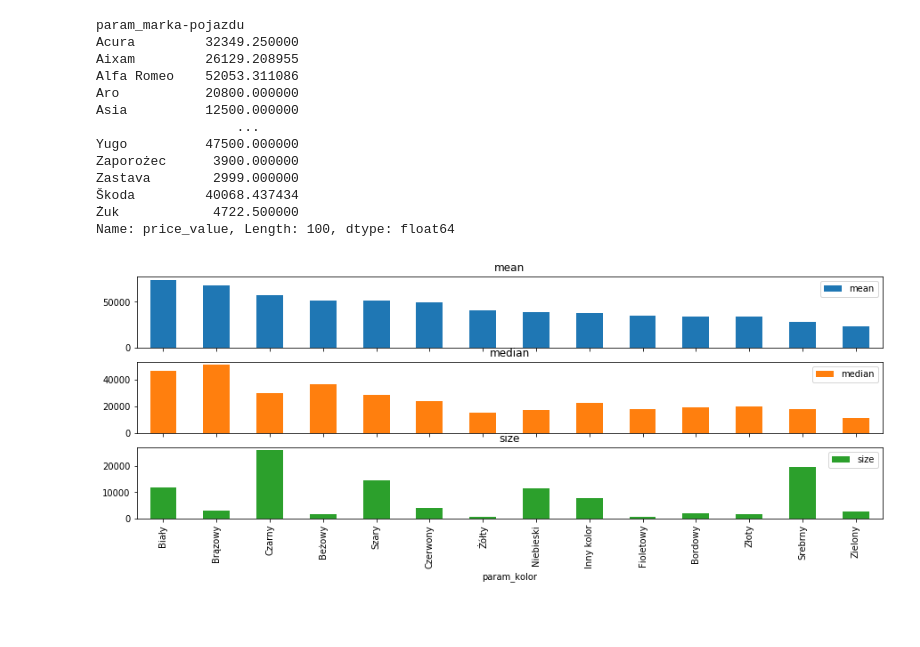
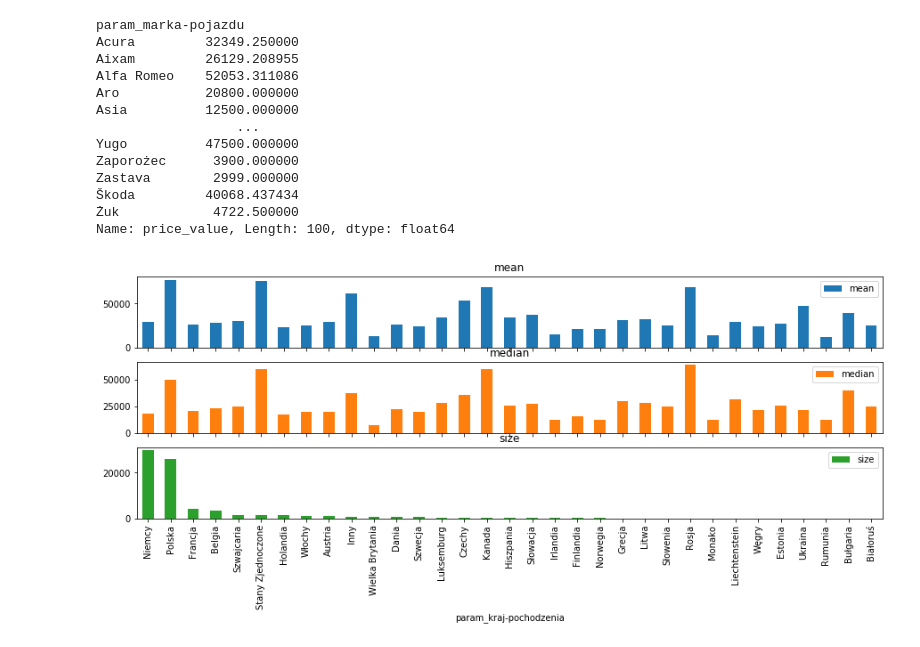
Before and after one commit to mb345/dw_matrix_car, a Jupyter notebook: day2_visualisation.ipynb, the cells around one changed output. Drawn from its saved outputs; the diff is of its cells as text; code cells hidden in the pictures; blank space fills up the shorter version.

```diff
--- a/day2_visualisation.ipynb
+++ b/day2_visualisation.ipynb
@@ -125,7 +125,6 @@ def group_and_barplot(feat_groupby='param_marka-pojazdu', feat_agg = 'price_valu
 
 ).plot(kind='bar', figsize=(15,5), subplots=subplots)
 # %%
-# group_and_barplot(feat_groupby='param_kraj-pochodzenia', subplots=True, feat_sort='size');
-group_and_barplot(feat_groupby='param_kolor', subplots=True, feat_sort='mean');
+group_and_barplot(feat_groupby='param_kraj-pochodzenia', subplots=True, feat_sort='size');
 # %% [output]
-[figure, old version]
+[figure, new version]
```
Also changed, not shown: parts of 2 cells of this notebook, 1 other file.
